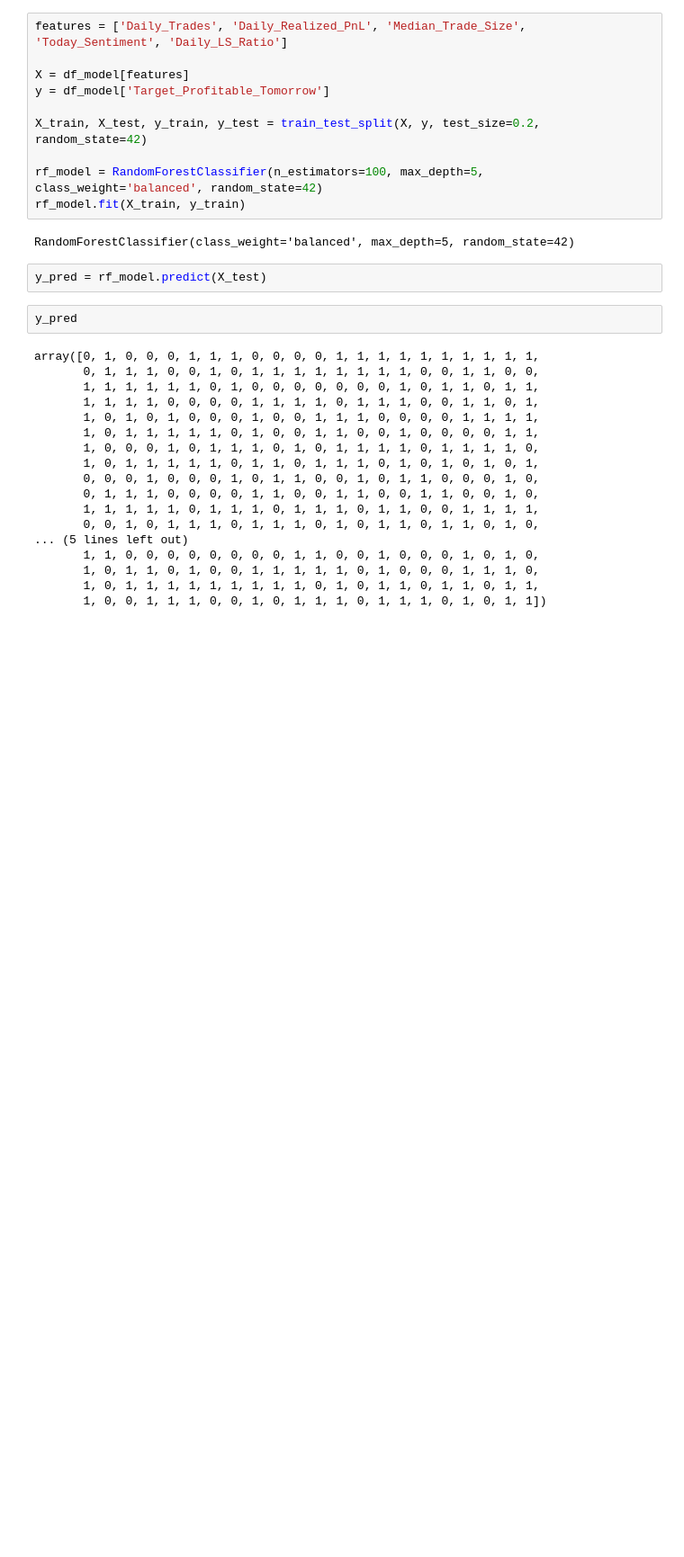
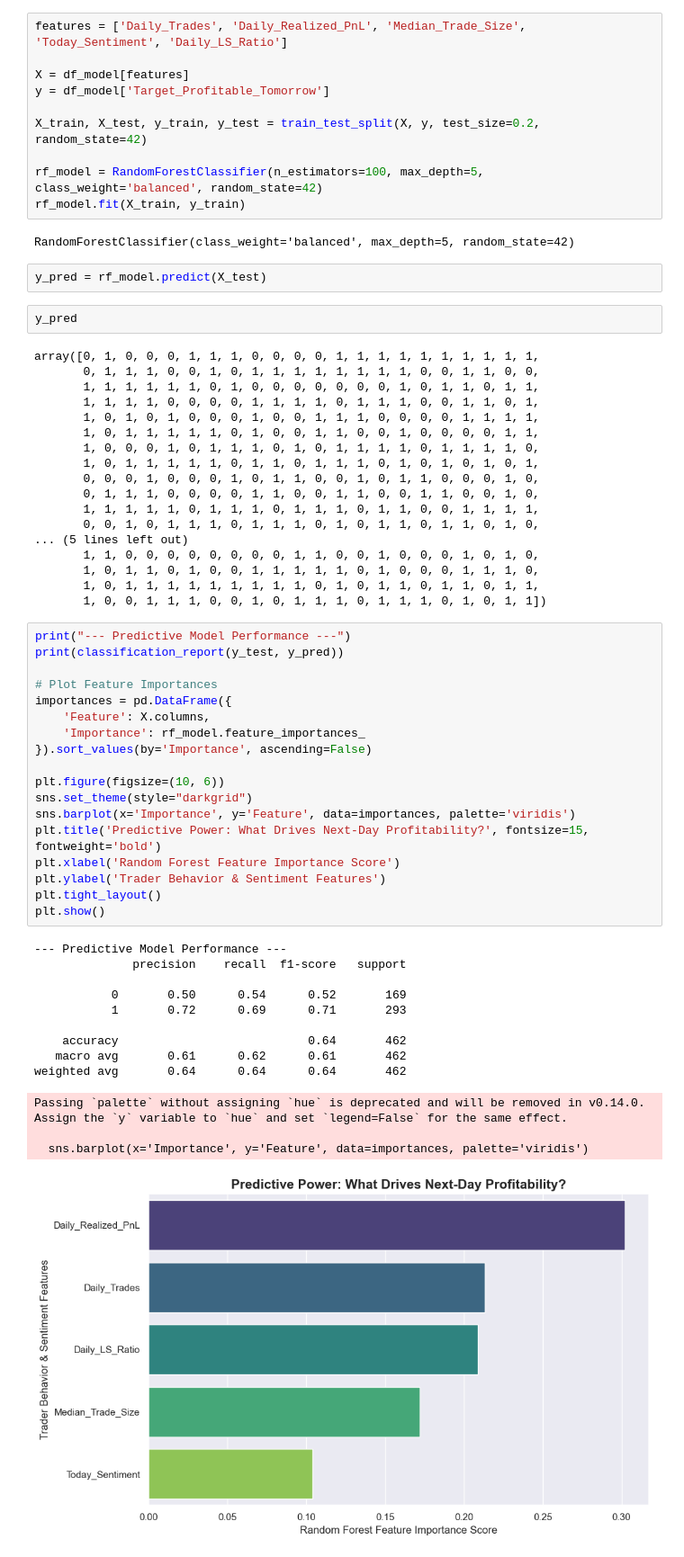
Before and after one commit to Priyanshu-Upadhyay-27/EDA_Crypto_Market_Analysis, a Jupyter notebook: analysis.ipynb, the cells around one changed output. Shown at 90% size. Saved outputs shown, nothing was run; the diff lists cells and outputs as text; blank space fills up the shorter version.

Commit message:
Evaluated Random Forest

```diff
--- a/analysis.ipynb
+++ b/analysis.ipynb
@@ -748,3 +748,35 @@ array([0, 1, 0, 0, 0, 1, 1, 1, 0, 0, 0, 0, 1, 1, 1, 1, 1, 1, 1, 1, 1, 1,
        1, 0, 1, 1, 0, 1, 0, 0, 1, 1, 1, 1, 1, 0, 1, 0, 0, 0, 1, 1, 1, 0,
        1, 0, 1, 1, 1, 1, 1, 1, 1, 1, 1, 0, 1, 0, 1, 1, 0, 1, 1, 0, 1, 1,
        1, 0, 0, 1, 1, 1, 0, 0, 1, 0, 1, 1, 1, 0, 1, 1, 1, 0, 1, 0, 1, 1])
+# %%
+print("--- Predictive Model Performance ---")
+print(classification_report(y_test, y_pred))
+
+# Plot Feature Importances
+importances = pd.DataFrame({
+    'Feature': X.columns,
+    'Importance': rf_model.feature_importances_
+}).sort_values(by='Importance', ascending=False)
+
+plt.figure(figsize=(10, 6))
+sns.set_theme(style="darkgrid")
+sns.barplot(x='Importance', y='Feature', data=importances, palette='viridis')
+plt.title('Predictive Power: What Drives Next-Day Profitability?', fontsize=15, fontweight='bold')
+plt.xlabel('Random Forest Feature Importance Score')
+plt.ylabel('Trader Behavior & Sentiment Features')
+plt.tight_layout()
+plt.show()
+# %% [output]
+--- Predictive Model Performance ---
+              precision    recall  f1-score   support
+
+           0       0.50      0.54      0.52       169
+           1       0.72      0.69      0.71       293
+
+    accuracy                           0.64       462
+   macro avg       0.61      0.62      0.61       462
+weighted avg       0.64      0.64      0.64       462
+Passing `palette` without assigning `hue` is deprecated and will be removed in v0.14.0. Assign the `y` variable to `hue` and set `legend=False` for the same effect.
+
+  sns.barplot(x='Importance', y='Feature', data=importances, palette='viridis')
+[figure, added]
```
